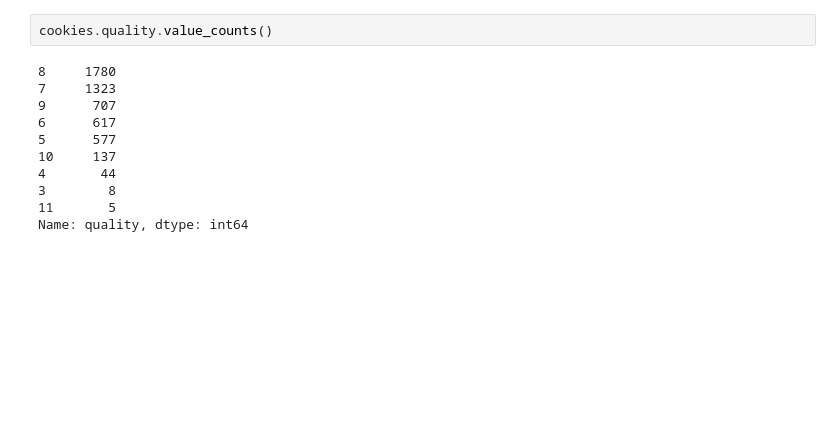
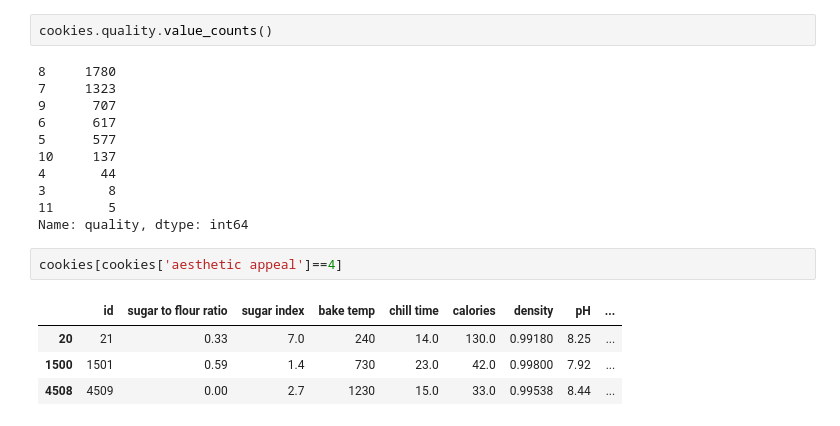
Before and after one commit to alvarofc/DatathonIH, a Jupyter notebook: Datathon_2019.ipynb, the cells around one changed output. Drawn from its saved outputs; the diff is of its cells as text; blank space fills up the shorter version.

```diff
--- a/Datathon_2019.ipynb
+++ b/Datathon_2019.ipynb
@@ -101,3 +129,10 @@ cookies.quality.value_counts()
 3        8
 11       5
 Name: quality, dtype: int64
+# %%
+cookies[cookies['aesthetic appeal']==4]
+# %% [output]
+|  | id | sugar to flour ratio | sugar index | bake temp | chill time | calories | density | pH | ... |
+| 20 | 21 | 0.33 | 7.0 | 240 | 14.0 | 130.0 | 0.99180 | 8.25 | ... |
+| 1500 | 1501 | 0.59 | 1.4 | 730 | 23.0 | 42.0 | 0.99800 | 7.92 | ... |
+| 4508 | 4509 | 0.00 | 2.7 | 1230 | 15.0 | 33.0 | 0.99538 | 8.44 | ... |
```
Also changed, not shown: parts of 8 cells of this notebook.
